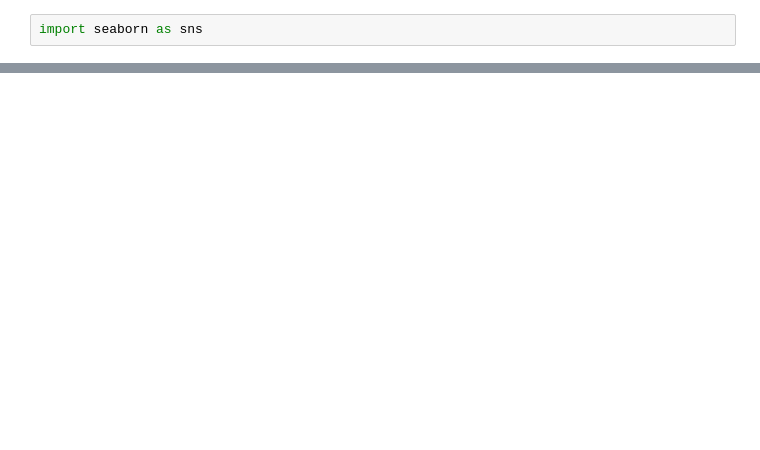
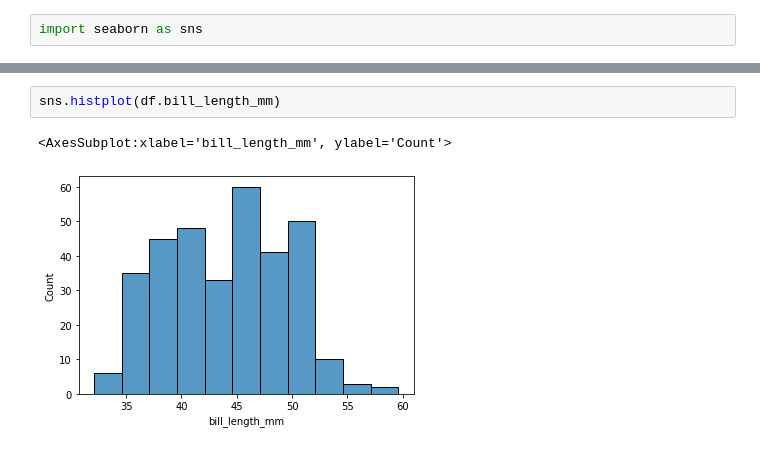
Before and after one commit to Abdullah-kwl/Seaborn-Tutorial, a Jupyter notebook: seaborn_tutorial02.ipynb, the cells around one changed output, grey strips where cells are left out. Drawn from its saved outputs; the diff is of its cells as text; blank space fills up the shorter version.

```diff
--- a/seaborn_tutorial02.ipynb
+++ b/seaborn_tutorial02.ipynb
@@ -19,0 +38,5 @@ df
+# %%
+sns.histplot(df.bill_length_mm)
+# %% [output]
+<AxesSubplot:xlabel='bill_length_mm', ylabel='Count'>
+[figure, added]
```
Also changed, not shown: parts of 23 cells of this notebook.
